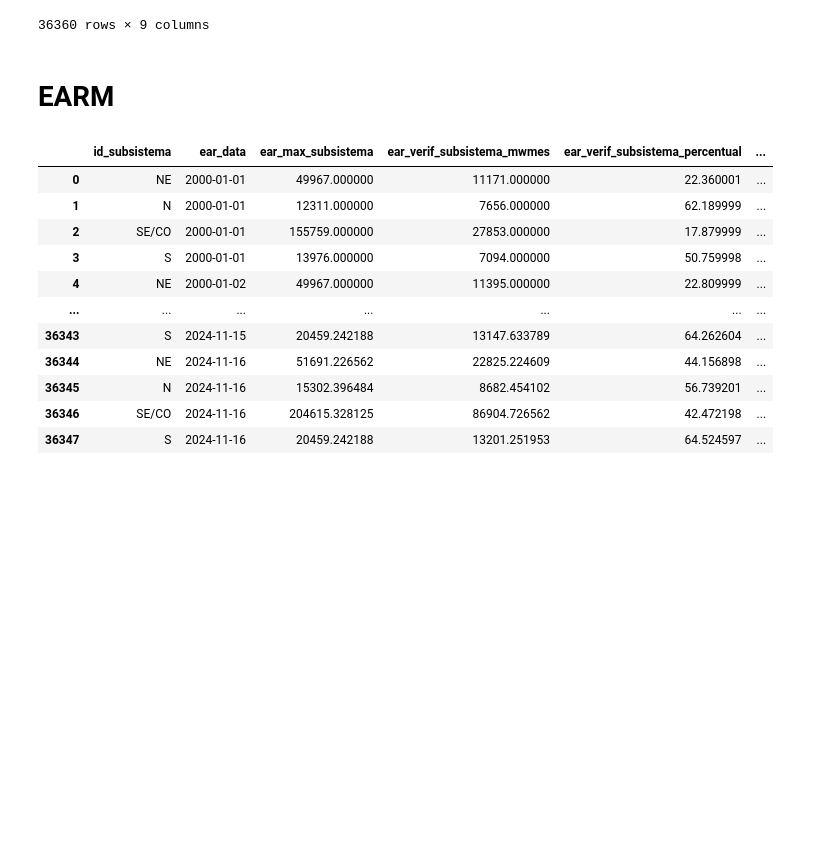
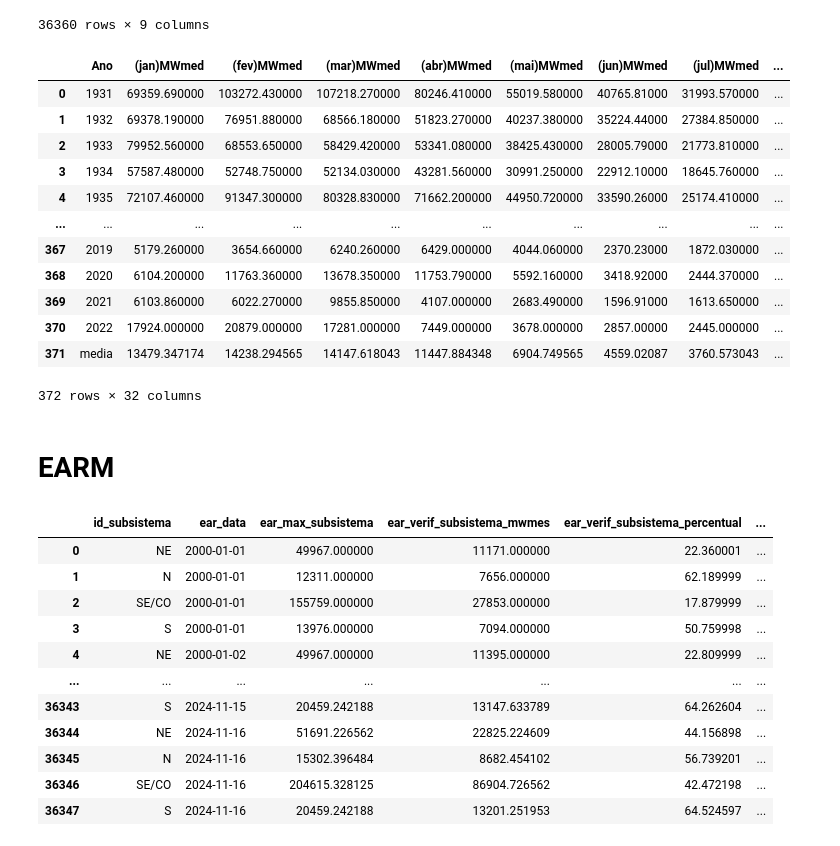
Before and after one commit to valuata/Dashboard, a Jupyter notebook: APIs[1].ipynb, the cells around one changed output. Saved outputs shown, nothing was run; the diff lists cells and outputs as text; code cells hidden in the pictures; blank space fills up the shorter version.

```diff
--- a/APIs[1].ipynb
+++ b/APIs[1].ipynb
@@ -436,6 +438,23 @@ O ano 2022 já existe no DataFrame. Nenhuma ação será realizada.
 # %%
 df_ena.to_csv('Ena_atualizado.csv')
 df_mlt.to_csv("Mlt_atualizado.csv")
+# %%
+import pandas as pd
+pd.read_csv("Mlt_atualizado.csv").drop(columns='Unnamed: 0')
+# %% [output]
+|  | Ano | (jan)MWmed | (fev)MWmed | (mar)MWmed | (abr)MWmed | (mai)MWmed | (jun)MWmed | (jul)MWmed | ... |
+| 0 | 1931 | 69359.690000 | 103272.430000 | 107218.270000 | 80246.410000 | 55019.580000 | 40765.81000 | 31993.570000 | ... |
+| 1 | 1932 | 69378.190000 | 76951.880000 | 68566.180000 | 51823.270000 | 40237.380000 | 35224.44000 | 27384.850000 | ... |
+| 2 | 1933 | 79952.560000 | 68553.650000 | 58429.420000 | 53341.080000 | 38425.430000 | 28005.79000 | 21773.810000 | ... |
+| 3 | 1934 | 57587.480000 | 52748.750000 | 52134.030000 | 43281.560000 | 30991.250000 | 22912.10000 | 18645.760000 | ... |
+| 4 | 1935 | 72107.460000 | 91347.300000 | 80328.830000 | 71662.200000 | 44950.720000 | 33590.26000 | 25174.410000 | ... |
+| ... | ... | ... | ... | ... | ... | ... | ... | ... | ... |
+| 367 | 2019 | 5179.260000 | 3654.660000 | 6240.260000 | 6429.000000 | 4044.060000 | 2370.23000 | 1872.030000 | ... |
+| 368 | 2020 | 6104.200000 | 11763.360000 | 13678.350000 | 11753.790000 | 5592.160000 | 3418.92000 | 2444.370000 | ... |
+| 369 | 2021 | 6103.860000 | 6022.270000 | 9855.850000 | 4107.000000 | 2683.490000 | 1596.91000 | 1613.650000 | ... |
+| 370 | 2022 | 17924.000000 | 20879.000000 | 17281.000000 | 7449.000000 | 3678.000000 | 2857.00000 | 2445.000000 | ... |
+| 371 | media | 13479.347174 | 14238.294565 | 14147.618043 | 11447.884348 | 6904.749565 | 4559.02087 | 3760.573043 | ... |
+372 rows × 32 columns
 # %% [markdown]
 # EARM
 # %%
```
Also changed, not shown: parts of 3 cells of this notebook, 1 other file.
